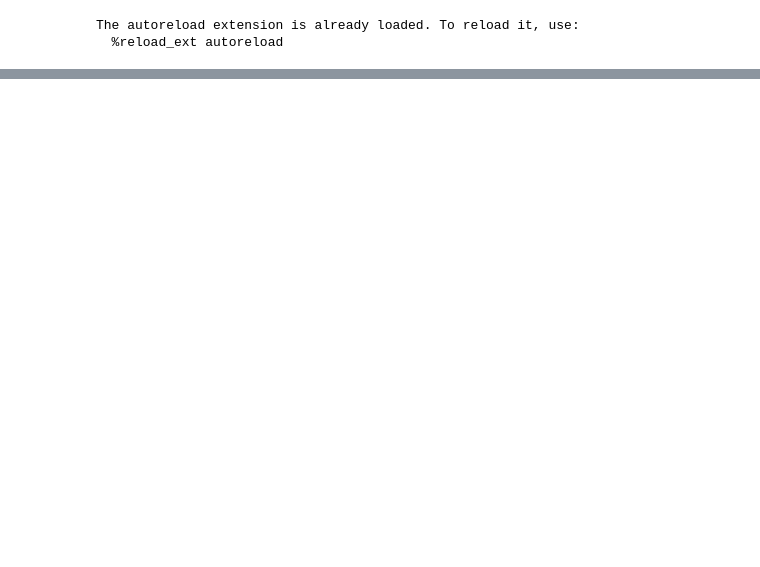
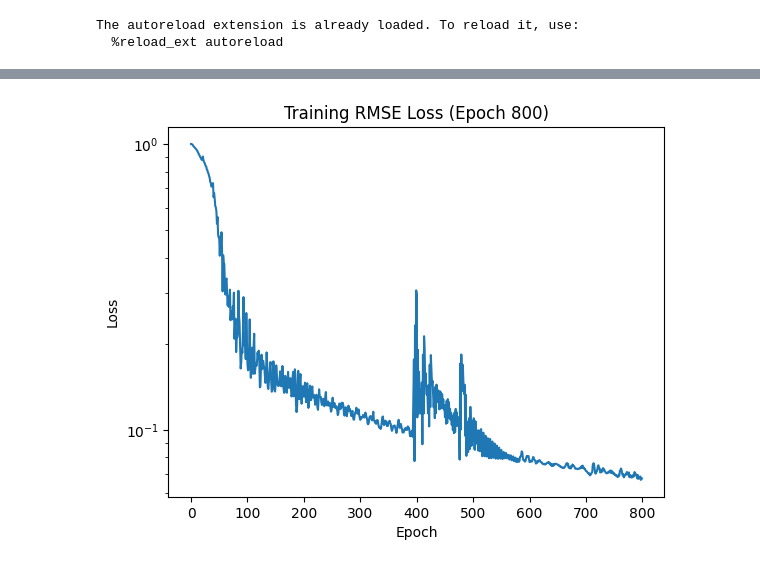
Before and after one commit to tdl1304/naplab-to-nerfstudio, a Jupyter notebook: interpolate.ipynb, the cells around one changed output, grey strips where cells are left out. Cells and saved outputs as stored; diff of their text form; code cells hidden in the pictures; blank space fills up the shorter version.

```diff
--- a/interpolate.ipynb
+++ b/interpolate.ipynb
@@ -45,0 +54,12 @@ RuntimeError: cannot pin 'torch.cuda.FloatTensor' only dense CPU tensors can be
+# %%
+# TRAIN RIGHT GPS
+input_dim = 1  # Dimensionality of input timestamps
+output_dim = 3  # Dimensionality of XYZ coordinates
+hidden_dim = 128
+num_epochs = 300000
+model_right = CoordinatePredictionModel(input_dim, hidden_dim, output_dim=output_dim)
+optimizer = optim.AdamW(model_right.parameters(), lr=.01)
+scheduler = StepLR(optimizer, step_size=100, gamma=0.999)
+
+train_model(model_right, train_loader_right, optimizer, scheduler, num_epochs, "./models/best_model_right.pth")
+# %% [output]
@@ -46,3 +67,4 @@ RuntimeError: cannot pin 'torch.cuda.FloatTensor' only dense CPU tensors can be
+[figure, added]
 # %%
 input_dim = 1  # Dimensionality of input timestamps
 output_dim = 3  # Dimensionality of XYZ coordinates
```
Also changed, not shown: parts of 6 cells of this notebook, 4 other files.
